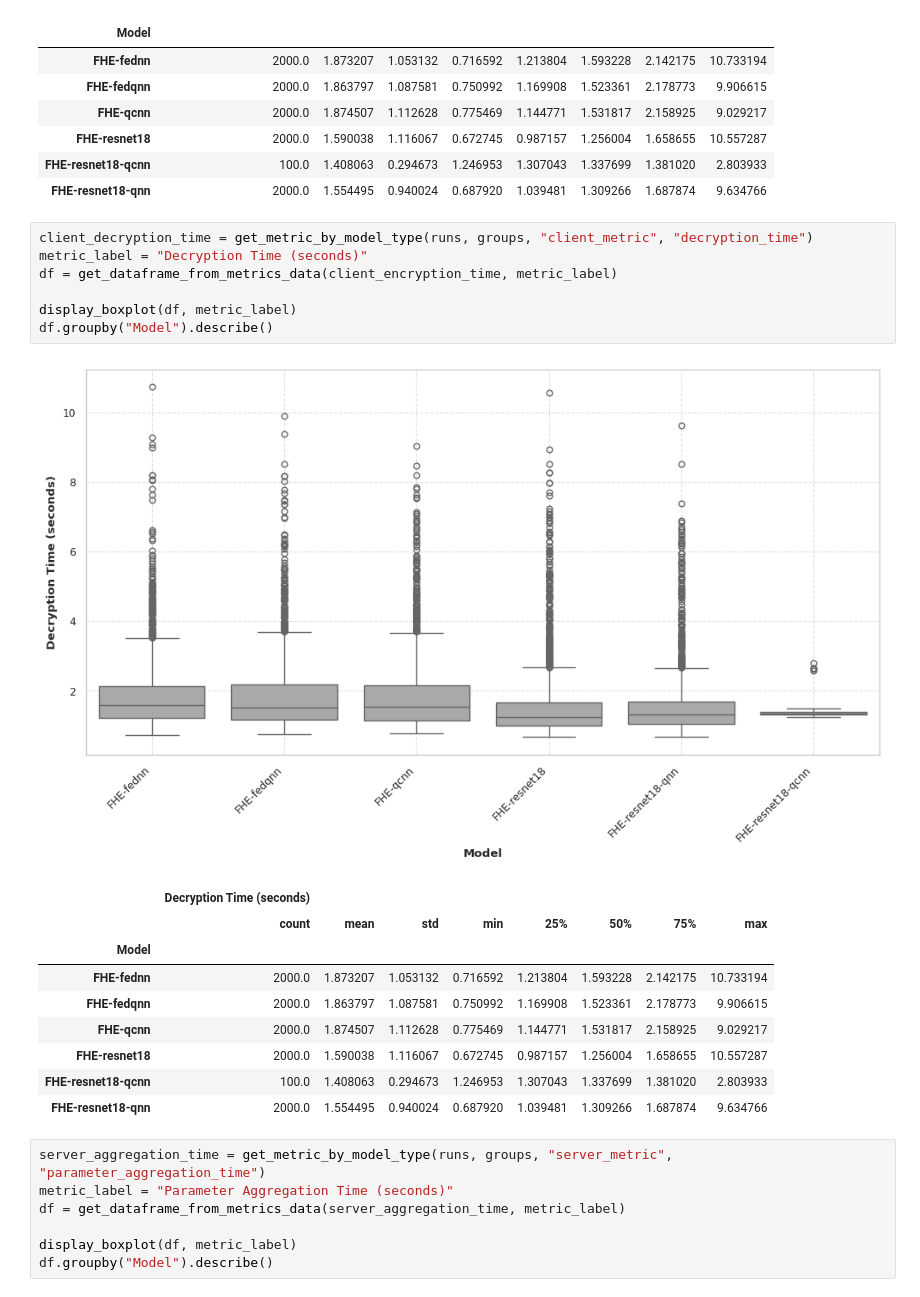
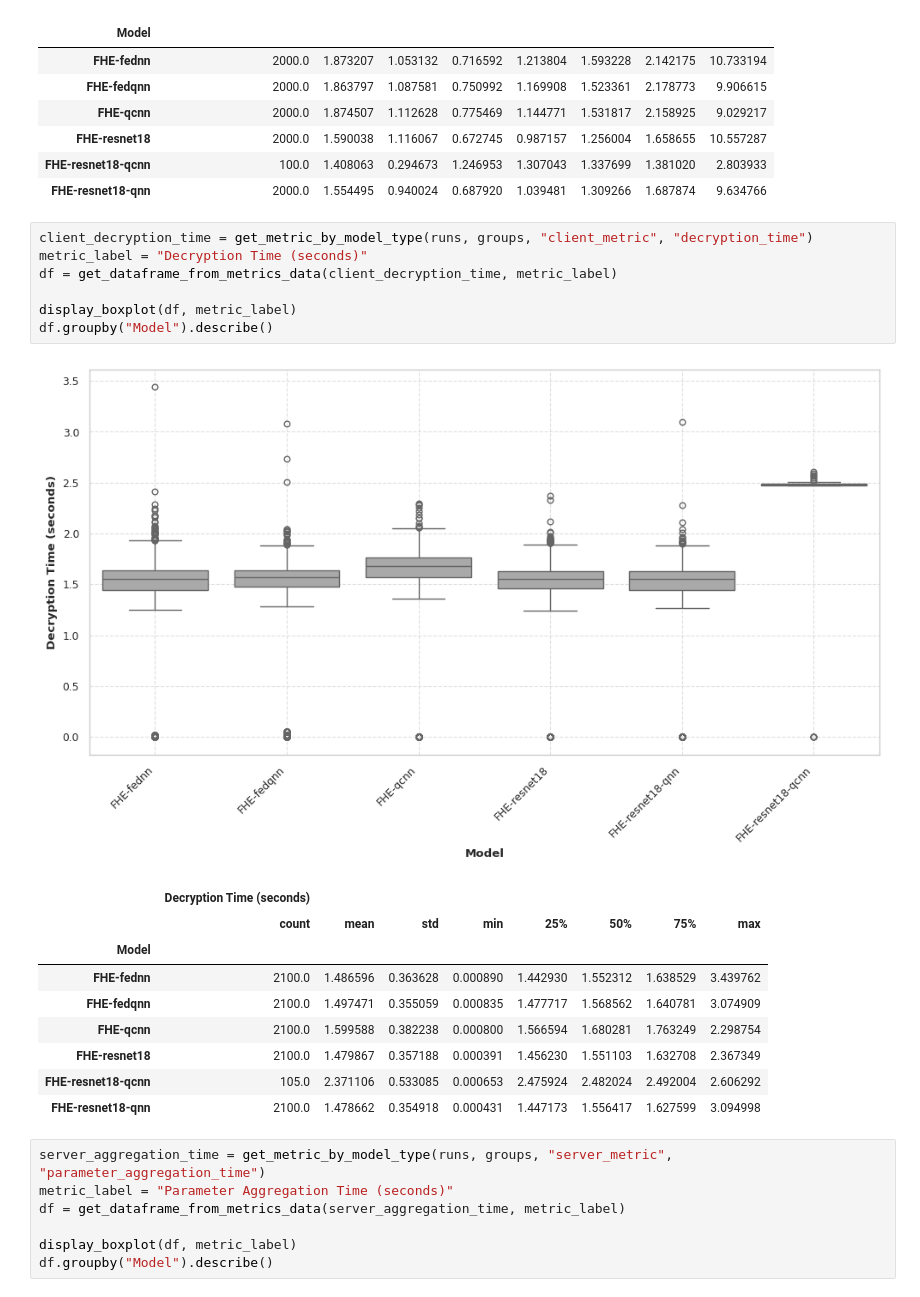
Before and after one commit to batcapricorn/encrypted-qfl, a Jupyter notebook: analysis/wandb.ipynb, the cells around one changed output. Saved outputs shown, nothing was run; the diff lists cells and outputs as text.

```diff
--- a/analysis/wandb.ipynb
+++ b/analysis/wandb.ipynb
@@ -718,21 +714,21 @@ df.groupby("Model").describe()
 # %%
 client_decryption_time = get_metric_by_model_type(runs, groups, "client_metric", "decryption_time")
 metric_label = "Decryption Time (seconds)"
-df = get_dataframe_from_metrics_data(client_encryption_time, metric_label)
+df = get_dataframe_from_metrics_data(client_decryption_time, metric_label)
 
 display_boxplot(df, metric_label)
 df.groupby("Model").describe()
 # %% [output]
-[figure, old version]
+[figure, new version]
 |  | Decryption Time (seconds) |  |  |  |  |  |  |  |
 |  | count | mean | std | min | 25% | 50% | 75% | max |
 | Model |  |  |  |  |  |  |  |  |
-| FHE-fednn | 2000.0 | 1.873207 | 1.053132 | 0.716592 | 1.213804 | 1.593228 | 2.142175 | 10.733194 |
-| FHE-fedqnn | 2000.0 | 1.863797 | 1.087581 | 0.750992 | 1.169908 | 1.523361 | 2.178773 | 9.906615 |
-| FHE-qcnn | 2000.0 | 1.874507 | 1.112628 | 0.775469 | 1.144771 | 1.531817 | 2.158925 | 9.029217 |
-| FHE-resnet18 | 2000.0 | 1.590038 | 1.116067 | 0.672745 | 0.987157 | 1.256004 | 1.658655 | 10.557287 |
-| FHE-resnet18-qcnn | 100.0 | 1.408063 | 0.294673 | 1.246953 | 1.307043 | 1.337699 | 1.381020 | 2.803933 |
-| FHE-resnet18-qnn | 2000.0 | 1.554495 | 0.940024 | 0.687920 | 1.039481 | 1.309266 | 1.687874 | 9.634766 |
+| FHE-fednn | 2100.0 | 1.486596 | 0.363628 | 0.000890 | 1.442930 | 1.552312 | 1.638529 | 3.439762 |
+| FHE-fedqnn | 2100.0 | 1.497471 | 0.355059 | 0.000835 | 1.477717 | 1.568562 | 1.640781 | 3.074909 |
+| FHE-qcnn | 2100.0 | 1.599588 | 0.382238 | 0.000800 | 1.566594 | 1.680281 | 1.763249 | 2.298754 |
+| FHE-resnet18 | 2100.0 | 1.479867 | 0.357188 | 0.000391 | 1.456230 | 1.551103 | 1.632708 | 2.367349 |
+| FHE-resnet18-qcnn | 105.0 | 2.371106 | 0.533085 | 0.000653 | 2.475924 | 2.482024 | 2.492004 | 2.606292 |
+| FHE-resnet18-qnn | 2100.0 | 1.478662 | 0.354918 | 0.000431 | 1.447173 | 1.556417 | 1.627599 | 3.094998 |
 # %%
 server_aggregation_time = get_metric_by_model_type(runs, groups, "server_metric", "parameter_aggregation_time")
 metric_label = "Parameter Aggregation Time (seconds)"
```
Also changed, not shown: parts of 14 cells of this notebook.
